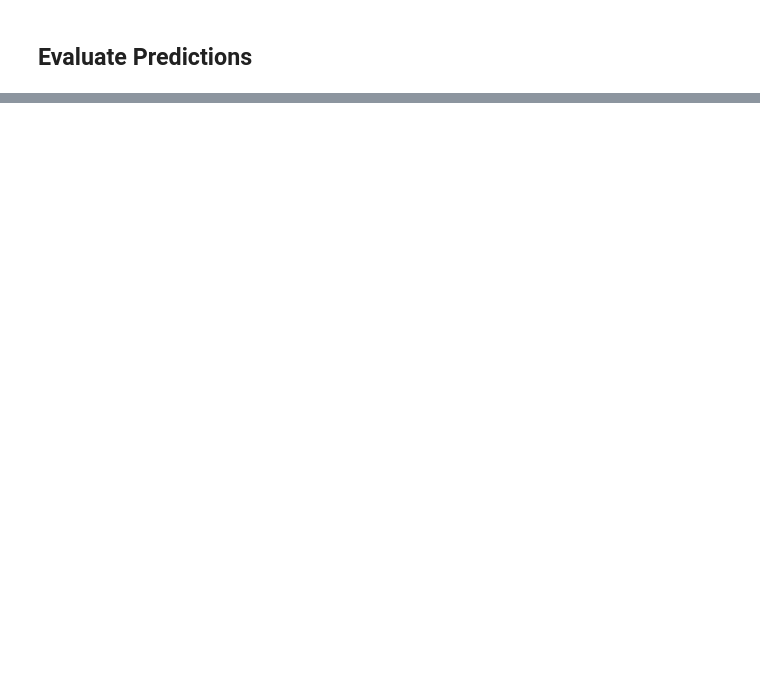
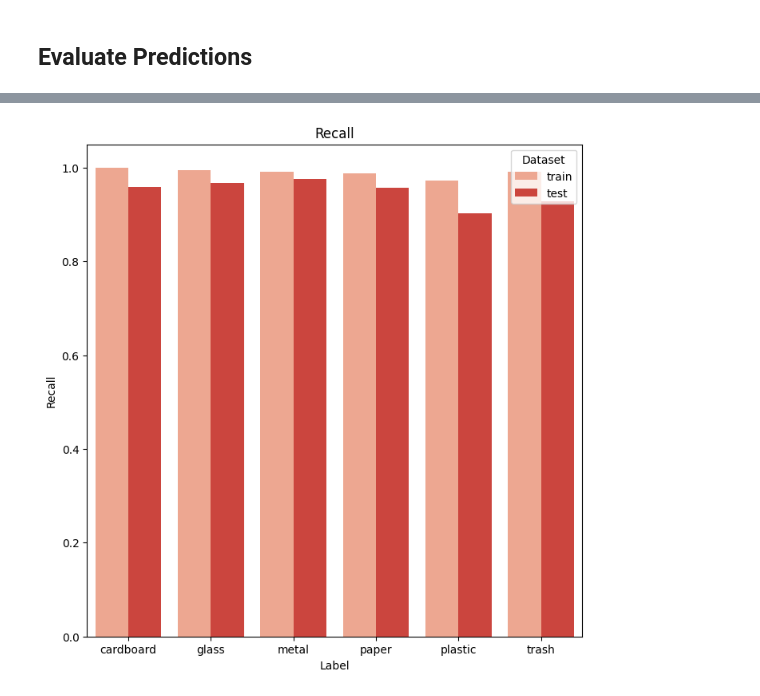
Before and after one commit to dyscott/sifting-through-trash, a Jupyter notebook: model-eval.ipynb, the cells around one changed output, grey strips where cells are left out. Saved outputs shown, nothing was run; the diff lists cells and outputs as text; code cells hidden in the pictures; blank space fills up the shorter version.

```diff
--- a/model-eval.ipynb
+++ b/model-eval.ipynb
@@ -127,17 +207,26 @@ plt.show()
 # %%
-#Recall
+# Recall
 from sklearn.metrics import precision_score
 from sklearn.metrics import recall_score
 import seaborn as sns
 
-train_rec = recall_score(train_preds['label'], train_preds['pred'])
-test_rec = recall_score(test_preds['label'], test_preds['pred'])
+train_rec = recall_score(train_preds['label'], train_preds['pred'], average=None)
+test_rec = recall_score(test_preds['label'], test_preds['pred'], average=None)
+df = pd.DataFrame({'label': labels, 'train': train_rec, 'test': test_rec})
+dfm = pd.melt(df, id_vars=['label'], value_vars=['train', 'test'])
 
-fig, ax = plt.subplots(1, 2, figsize=(16, 8))
-sns.barplot(train_rec, annot=True, x=labels,  ax=ax[0], fmt='.4f', cmap='Blues')
-sns.barplot(train_rec, annot=True, x=labels, ax=ax[1], fmt='.4f', cmap='Blues')
-ax[0].set_title("Train precisions")
-ax[1].set_title("Test precisions")
-ax[0].set_xlabel("Label")
-ax[1].set_xlabel("label")
+fig, ax = plt.subplots(figsize=(8, 8))
+sns.barplot(x='label', y='value', hue='variable', data=dfm, ax=ax, palette="Reds")
+ax.set_title("Recall")
+ax.set_xlabel("Label")
+ax.set_ylabel("Recall")
+ax.legend(title="Dataset")
 plt.show()
+
+# Export recall
+df.to_csv(f"eval/recall-{model_name}.csv")
+
+# Export plot
+fig.savefig(f"eval/recall-{model_name}.png", dpi=300)
+# %% [output]
+[figure, added]
```
Also changed, not shown: parts of 9 cells of this notebook, 33 other files.
